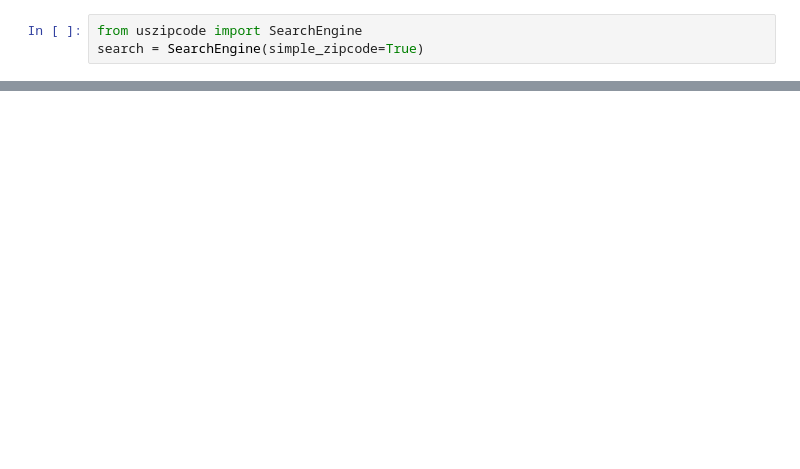
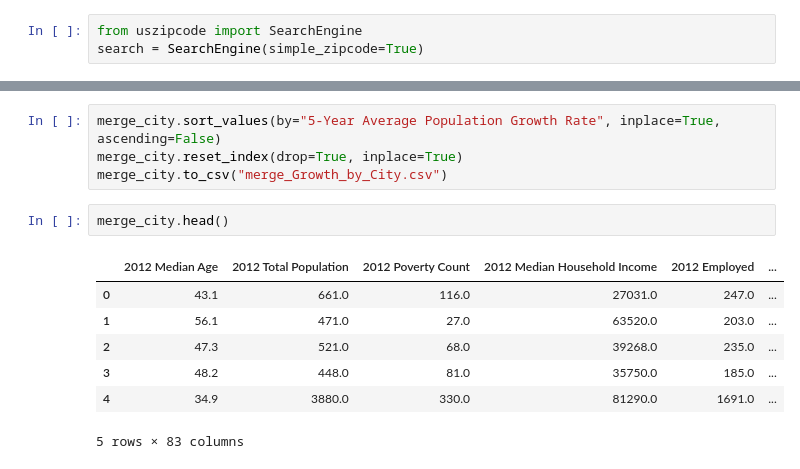
Before and after one commit to paulinatharail/Project_1_Fastest_Growing_Cities, a Jupyter notebook: Census_API_alternate.ipynb, the cells around one changed output, grey strips where cells are left out. Saved outputs shown, nothing was run; the diff lists cells and outputs as text; blank space fills up the shorter version.

```diff
--- a/Census_API_alternate.ipynb
+++ b/Census_API_alternate.ipynb
@@ -143,0 +190,14 @@ Growth_df.head(100)
+# %%
+merge_city.sort_values(by="5-Year Average Population Growth Rate", inplace=True, ascending=False)
+merge_city.reset_index(drop=True, inplace=True)
+merge_city.to_csv("merge_Growth_by_City.csv")
+# %%
+merge_city.head()
+# %% [output]
+|  | 2012 Median Age | 2012 Total Population | 2012 Poverty Count | 2012 Median Household Income | 2012 Employed | ... |
+| 0 | 43.1 | 661.0 | 116.0 | 27031.0 | 247.0 | ... |
+| 1 | 56.1 | 471.0 | 27.0 | 63520.0 | 203.0 | ... |
+| 2 | 47.3 | 521.0 | 68.0 | 39268.0 | 235.0 | ... |
+| 3 | 48.2 | 448.0 | 81.0 | 35750.0 | 185.0 | ... |
+| 4 | 34.9 | 3880.0 | 330.0 | 81290.0 | 1691.0 | ... |
+5 rows × 83 columns
```
Also changed, not shown: parts of 22 cells of this notebook, 1 other file.
